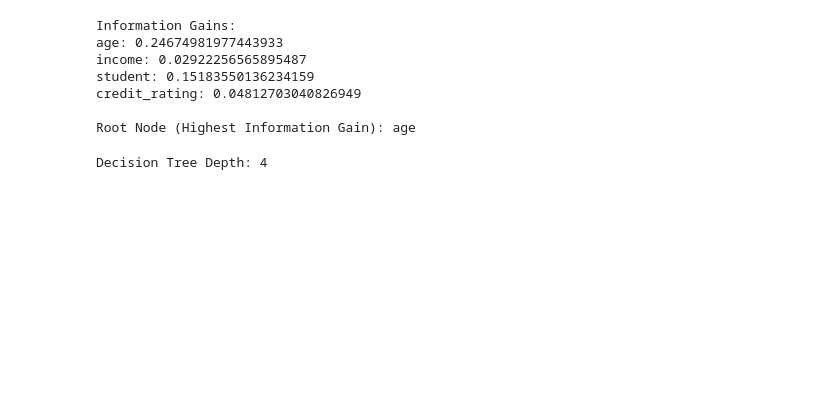
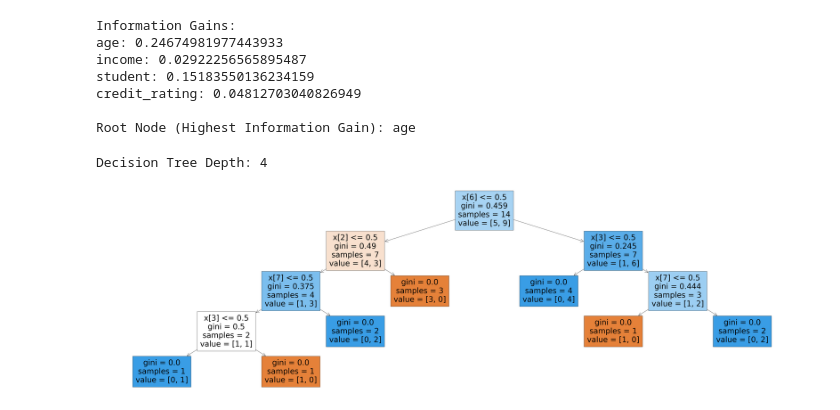
Before and after one commit to gnani43/mlassignment, a Jupyter notebook: lab4.ipynb, the cells around one changed output. Saved outputs shown, nothing was run; the diff lists cells and outputs as text; code cells hidden in the pictures; blank space fills up the shorter version.

```diff
--- a/lab4.ipynb
+++ b/lab4.ipynb
@@ -111,3 +111,19 @@ tree_depth = model.get_depth()
 print(f"Decision Tree Depth: {tree_depth}")
 # %% [output]
 Decision Tree Depth: 4
+# %%
+import matplotlib.pyplot as plt
+from sklearn.tree import plot_tree
+
+# Assuming you have already created and fitted your Decision Tree model (model)
+
+# Set the figure size for a larger visualization
+plt.figure(figsize=(70, 20))
+
+# Use plot_tree to visualize the Decision Tree
+plot_tree(model, filled=True)
+
+# Show the plot
+plt.show()
+# %% [output]
+[figure, added]
```
